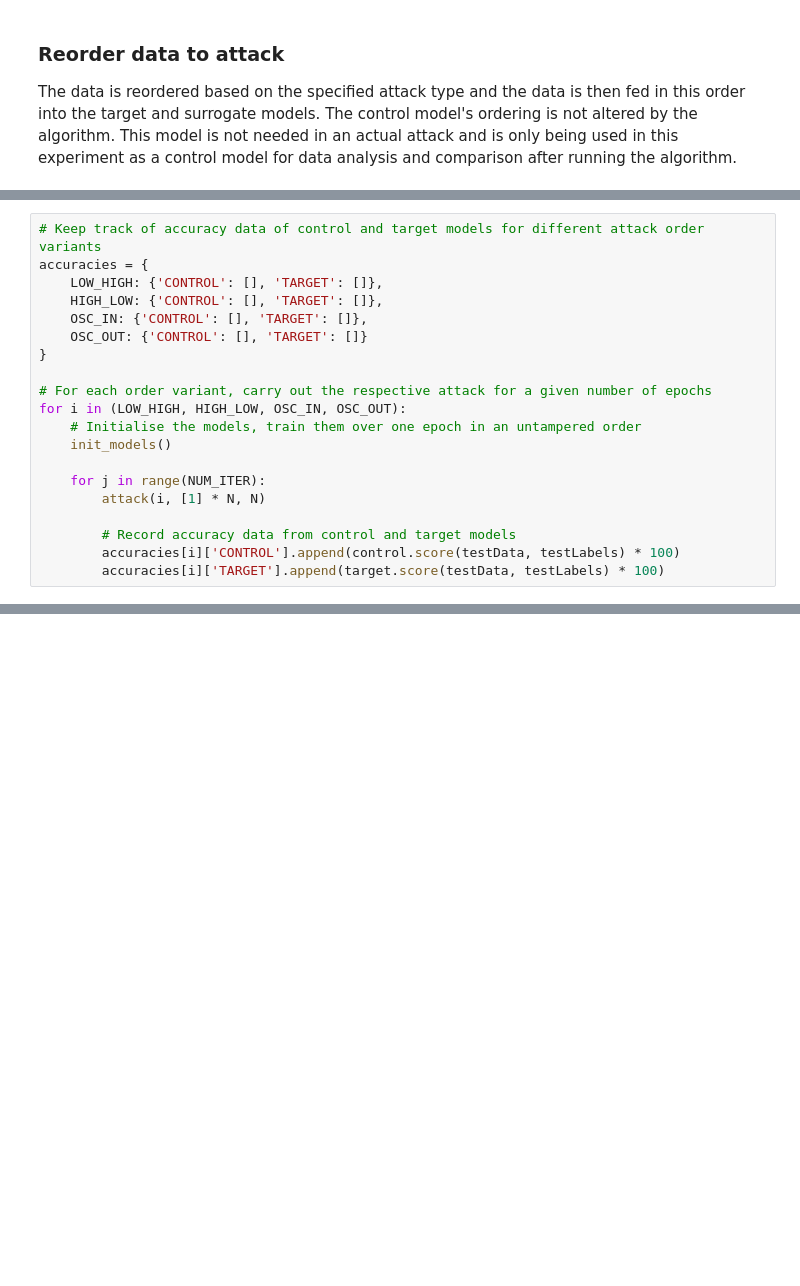
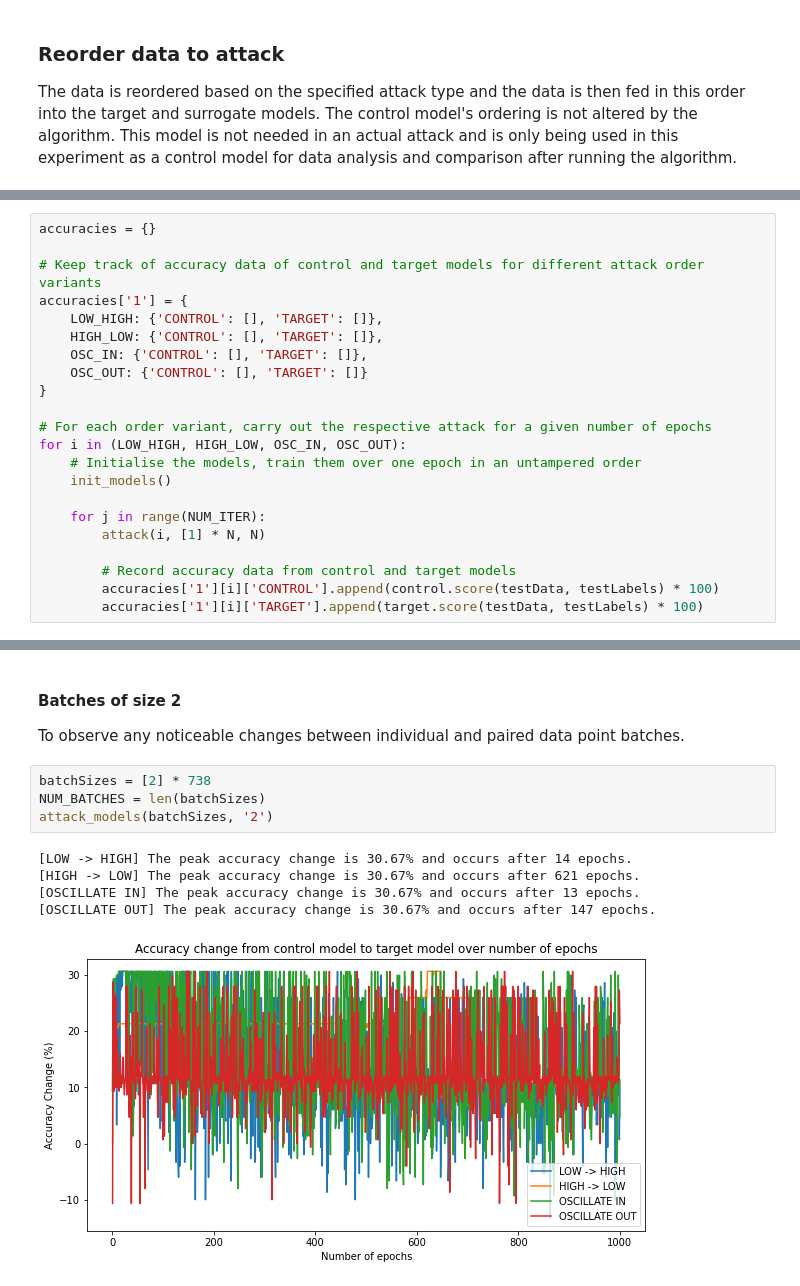
Before and after one commit to Shahiriyo/CS310-DataPoisoning-Project, a Jupyter notebook: DataOrderingSGD.ipynb, the cells around one changed output, grey strips where cells are left out. Drawn from its saved outputs; the diff is of its cells as text; blank space fills up the shorter version.

```diff
--- a/DataOrderingSGD.ipynb
+++ b/DataOrderingSGD.ipynb
@@ -308,6 +323,8 @@
 # %%
+accuracies = {}
+
 # Keep track of accuracy data of control and target models for different attack order variants
-accuracies = {
+accuracies['1'] = {
     LOW_HIGH: {'CONTROL': [], 'TARGET': []},
     HIGH_LOW: {'CONTROL': [], 'TARGET': []},
     OSC_IN: {'CONTROL': [], 'TARGET': []},
@@ -323,5 +340,5 @@ for i in (LOW_HIGH, HIGH_LOW, OSC_IN, OSC_OUT):
         attack(i, [1] * N, N)
 
         # Record accuracy data from control and target models
-        accuracies[i]['CONTROL'].append(control.score(testData, testLabels) * 100)
-        accuracies[i]['TARGET'].append(target.score(testData, testLabels) * 100)
+        accuracies['1'][i]['CONTROL'].append(control.score(testData, testLabels) * 100)
+        accuracies['1'][i]['TARGET'].append(target.score(testData, testLabels) * 100)
@@ -406,0 +467,14 @@ plt.show()
+# %% [markdown]
+#### Batches of size 2
+
+To observe any noticeable changes between individual and paired data point batches.
+# %%
+batchSizes = [2] * 738
+NUM_BATCHES = len(batchSizes)
+attack_models(batchSizes, '2')
+# %% [output]
+[LOW -> HIGH] The peak accuracy change is 30.67% and occurs after 14 epochs.
+[HIGH -> LOW] The peak accuracy change is 30.67% and occurs after 621 epochs.
+[OSCILLATE IN] The peak accuracy change is 30.67% and occurs after 13 epochs.
+[OSCILLATE OUT] The peak accuracy change is 30.67% and occurs after 147 epochs.
+[figure, added]
```
Also changed, not shown: parts of 31 cells of this notebook.
